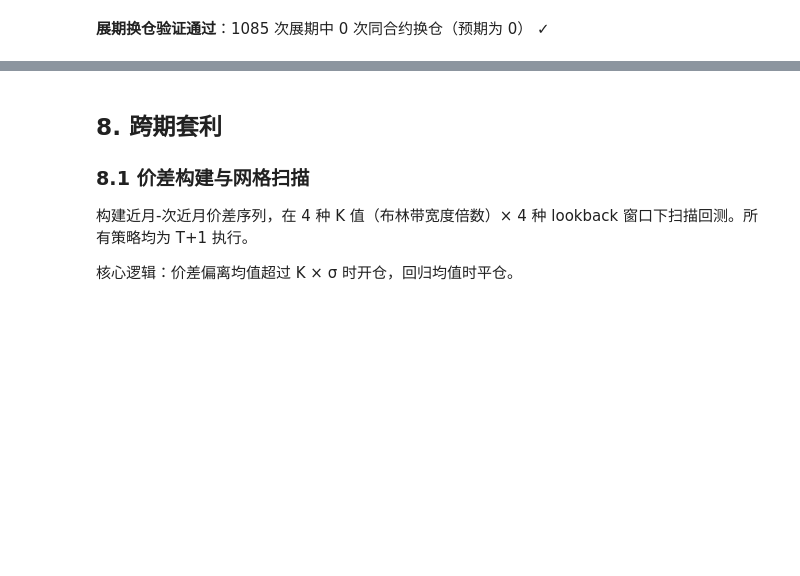
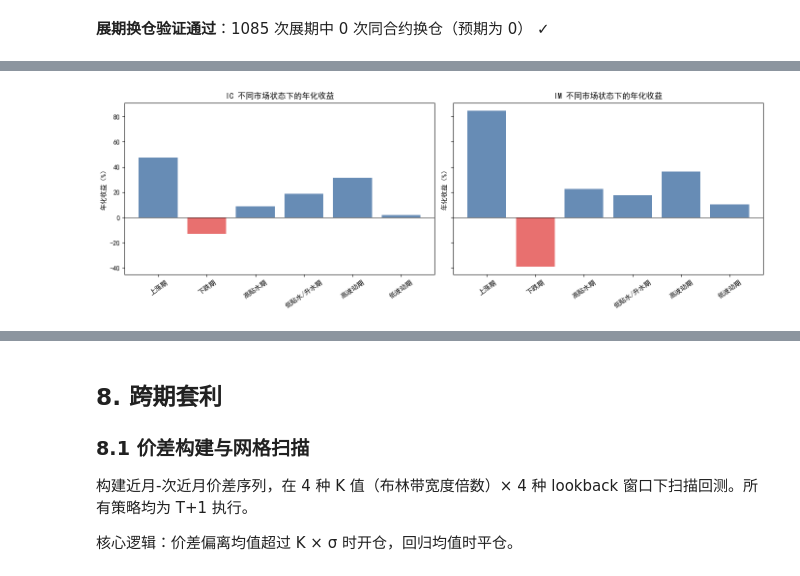
Before and after one commit to epiphany24262/stock_index_future, a Jupyter notebook: notebooks/股指期货套利策略研究.ipynb, the cells around one changed output, grey strips where cells are left out. Saved outputs shown, nothing was run; the diff lists cells and outputs as text; code cells hidden in the pictures; blank space fills up the shorter version.

```diff
--- a/notebooks/股指期货套利策略研究.ipynb
+++ b/notebooks/股指期货套利策略研究.ipynb
@@ -1478,0 +1617,82 @@ display(Markdown(f"**展期换仓验证通过**：{total_rolls} 次展期中 {to
+# %%
+def segment_by_regime(main_df, bt_result, lookback=60):
+    sr = bt_result['daily_ret']
+    idx_close = main_df['index_close'].values
+    n = min(len(sr), len(idx_close))
+
+    # Bull/Bear
+    ma60 = pd.Series(idx_close).rolling(lookback).mean().values
+    bull = np.zeros(n, dtype=bool)
+    for i in range(1, n):
+        if not np.isnan(ma60[i]):
+            bull[i] = idx_close[i] > ma60[i]
+    bear = np.zeros(n, dtype=bool)
+    for i in range(1, n):
+        if not np.isnan(ma60[i]):
+            bear[i] = idx_close[i] <= ma60[i]
+
+    # High/Low basis
+    basis_rate = main_df['basis_rate_pct'].values
+    basis_med = np.nanmedian(basis_rate)
+    deep_disc = np.zeros(n, dtype=bool)
+    shallow = np.zeros(n, dtype=bool)
+    for i in range(n):
+        if not np.isnan(basis_rate[i]):
+            deep_disc[i] = basis_rate[i] < basis_med
+            shallow[i] = basis_rate[i] >= basis_med
+
+    # High/Low vol
+    roll_vol = pd.Series(np.abs(sr)).rolling(lookback).std().values
+    vol_med = np.nanmedian(roll_vol)
+    high_vol = np.zeros(n, dtype=bool)
+    low_vol = np.zeros(n, dtype=bool)
+    for i in range(n):
+        if not np.isnan(roll_vol[i]):
+            high_vol[i] = roll_vol[i] > vol_med
+            low_vol[i] = roll_vol[i] <= vol_med
+
+    rows = []
+    for reg_name, reg in [('上涨期', bull), ('下跌期', bear),
+                           ('高贴水期', deep_disc), ('低贴水/升水期', shallow),
+                           ('高波动期', high_vol), ('低波动期', low_vol)]:
+        if reg.sum() < 10:
+            continue
+        r = sr[reg[:len(sr)]]
+        ann_ret = np.nanmean(r) * ANNUAL_DAYS
+        ann_vol = np.nanstd(r) * np.sqrt(ANNUAL_DAYS)
+        sharpe = (ann_ret - RF) / ann_vol if ann_vol > 0 else np.nan
+        rows.append({'状态': reg_name, '天数': int(reg.sum()),
+                      '年化收益%': round(ann_ret*100, 1),
+                      '年化波动%': round(ann_vol*100, 1),
+                      'Sharpe': round(sharpe, 2)})
+    return pd.DataFrame(rows)
+
+display(Markdown('### IC 市场状态分段'))
+ic_regime_df = segment_by_regime(ic_main, bt_ic['always']['roll_1'])
+display(ic_regime_df)
+
+display(Markdown('### IM 市场状态分段'))
+im_regime_df = segment_by_regime(im_main, bt_im['always']['roll_1'])
+display(im_regime_df)
+
+# Save for later use
+regime_data = {'ic': ic_regime_df, 'im': im_regime_df}
+regime_export_df = pd.concat([
+    ic_regime_df.assign(品种='IC'),
+    im_regime_df.assign(品种='IM'),
+], ignore_index=True)[['品种', '状态', '天数', '年化收益%', '年化波动%', 'Sharpe']]
+
+fig, axes = plt.subplots(1, 2, figsize=(14, 4.8), sharey=True)
+for ax, prod, df in [(axes[0], 'IC', ic_regime_df), (axes[1], 'IM', im_regime_df)]:
+    colors = ['#4C78A8' if v >= 0 else '#E45756' for v in df['年化收益%']]
+    ax.bar(df['状态'], df['年化收益%'], color=colors, alpha=0.85)
+    ax.axhline(0, color='black', lw=0.7)
+    ax.set_title(f'{prod} 不同市场状态下的年化收益')
+    ax.set_ylabel('年化收益（%）')
+    ax.tick_params(axis='x', labelrotation=35)
+plt.tight_layout()
+regime_path = Path('output/figures/fig_regime_segmentation.png')
+fig.savefig(regime_path, dpi=150, bbox_inches='tight')
+plt.show()
+figure_paths.append(regime_path)
+# %% [output]
@@ -1478,0 +1715 @@ display(Markdown(f"**展期换仓验证通过**：{total_rolls} 次展期中 {to
+[figure, added]
```
Also changed, not shown: parts of 20 cells of this notebook, 7 other files.
